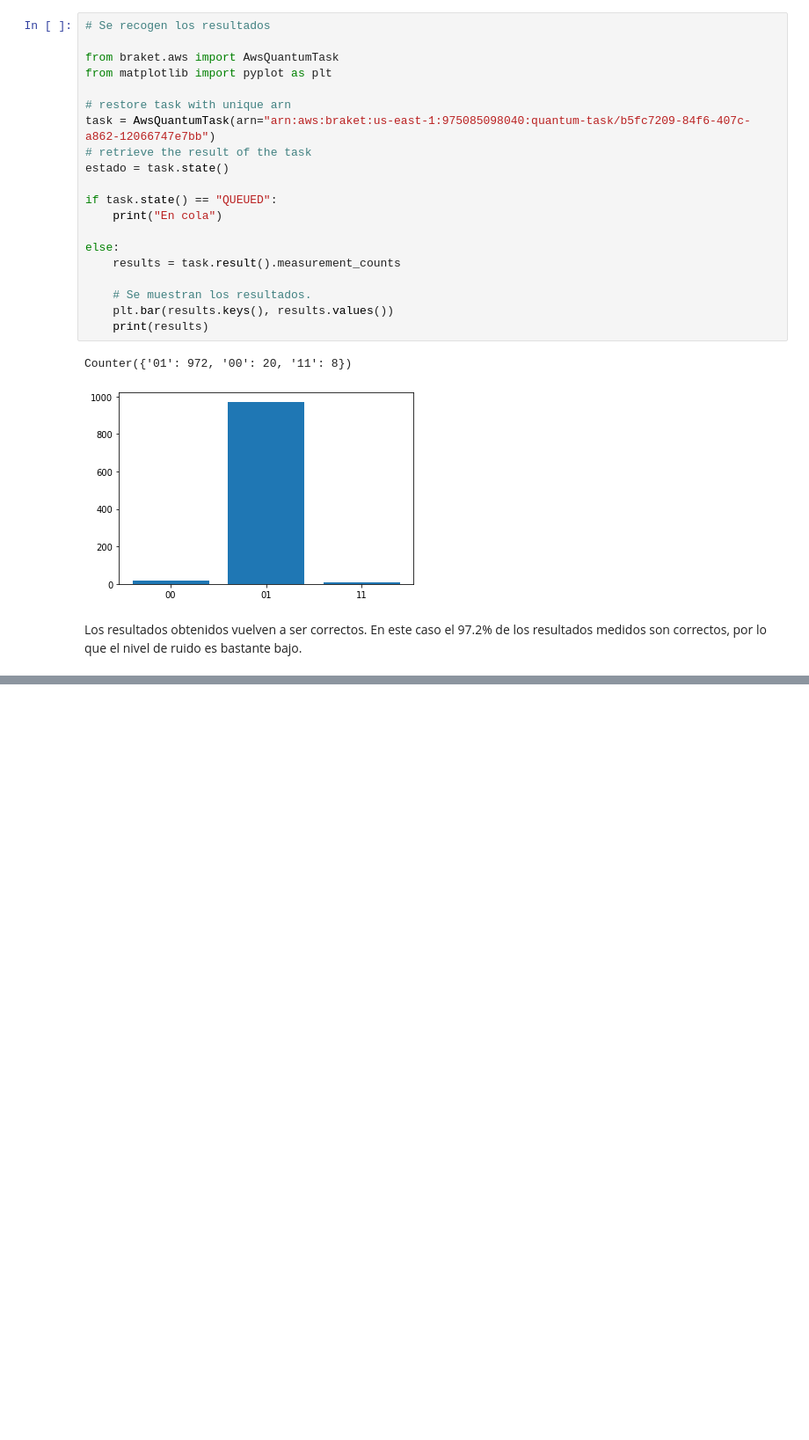
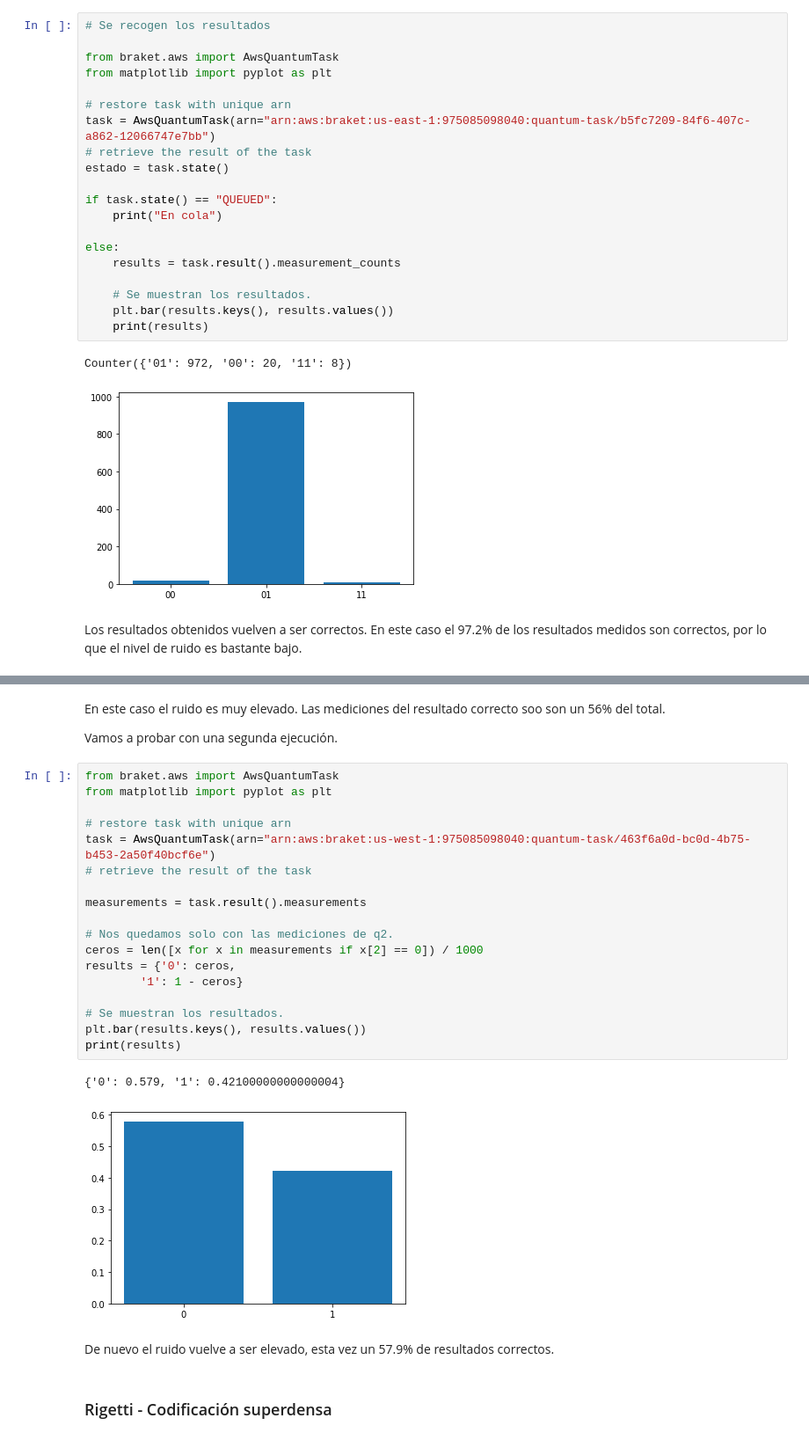
Before and after one commit to gulis1/APCC, a Jupyter notebook: Practica2/Ejercicio4.ipynb, the cells around one changed output, grey strips where cells are left out. Shown: that part at 88% size. Saved outputs shown, nothing was run; the diff lists cells and outputs as text; blank space fills up the shorter version.

```diff
--- a/Practica2/Ejercicio4.ipynb
+++ b/Practica2/Ejercicio4.ipynb
@@ -328,0 +388,29 @@ Los resultados obtenidos vuelven a ser correctos. En este caso el 97.2% de los r
+# %% [markdown]
+En este caso el ruido es muy elevado. Las mediciones del resultado correcto soo son un 56% del total.
+
+Vamos a probar con una segunda ejecución.
+# %%
+from braket.aws import AwsQuantumTask
+from matplotlib import pyplot as plt
+
+# restore task with unique arn
+task = AwsQuantumTask(arn="arn:aws:braket:us-west-1:975085098040:quantum-task/463f6a0d-bc0d-4b75-b453-2a50f40bcf6e")
+# retrieve the result of the task
+
+measurements = task.result().measurements
+
+# Nos quedamos solo con las mediciones de q2.
+ceros = len([x for x in measurements if x[2] == 0]) / 1000
+results = {'0': ceros,
+        '1': 1 - ceros}
+
+# Se muestran los resultados.
+plt.bar(results.keys(), results.values())
+print(results)
+# %% [output]
+{'0': 0.579, '1': 0.42100000000000004}
+[figure, added]
+# %% [markdown]
+De nuevo el ruido vuelve a ser elevado, esta vez un 57.9% de resultados correctos.
+# %% [markdown]
+### Rigetti - Codificación superdensa
```
Also changed, not shown: parts of 10 cells of this notebook.
